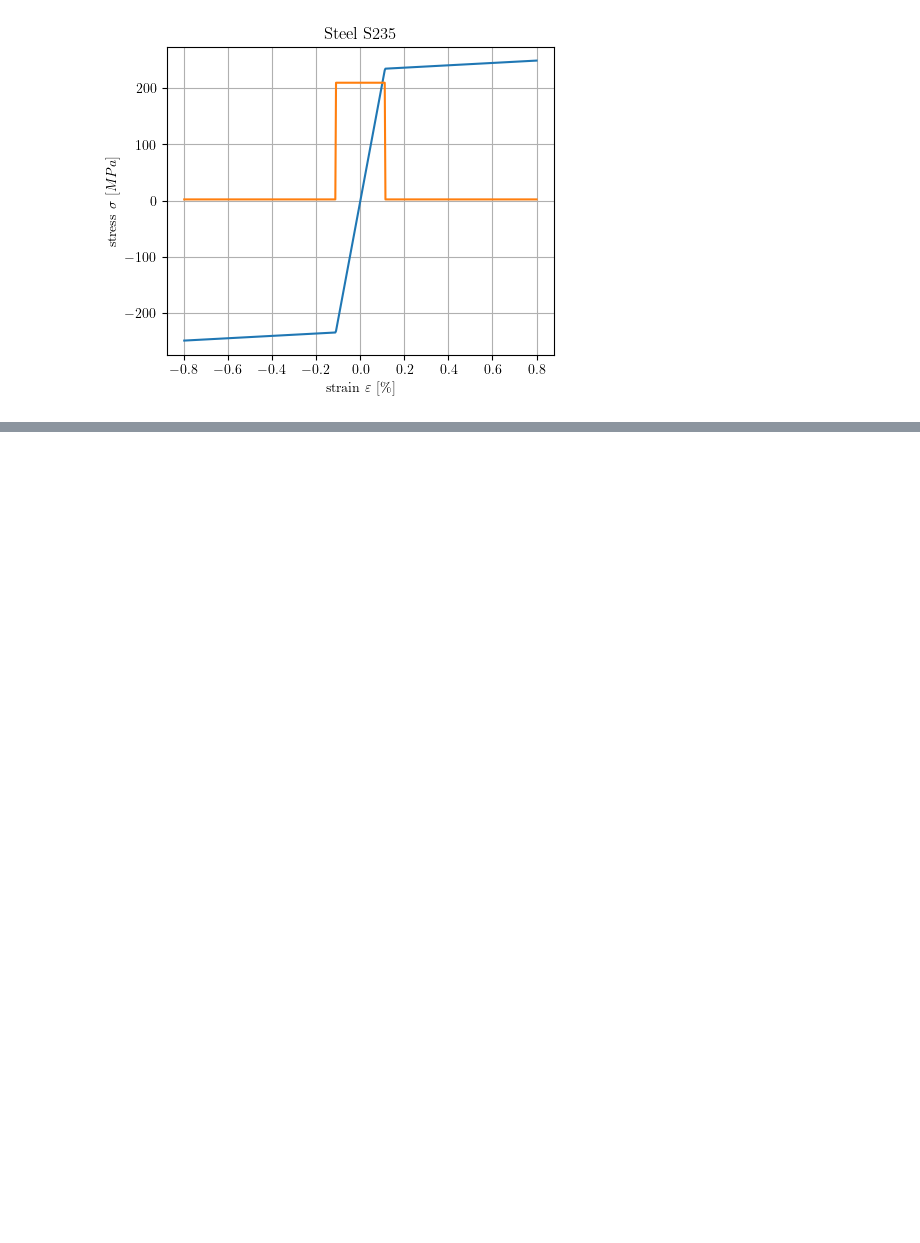
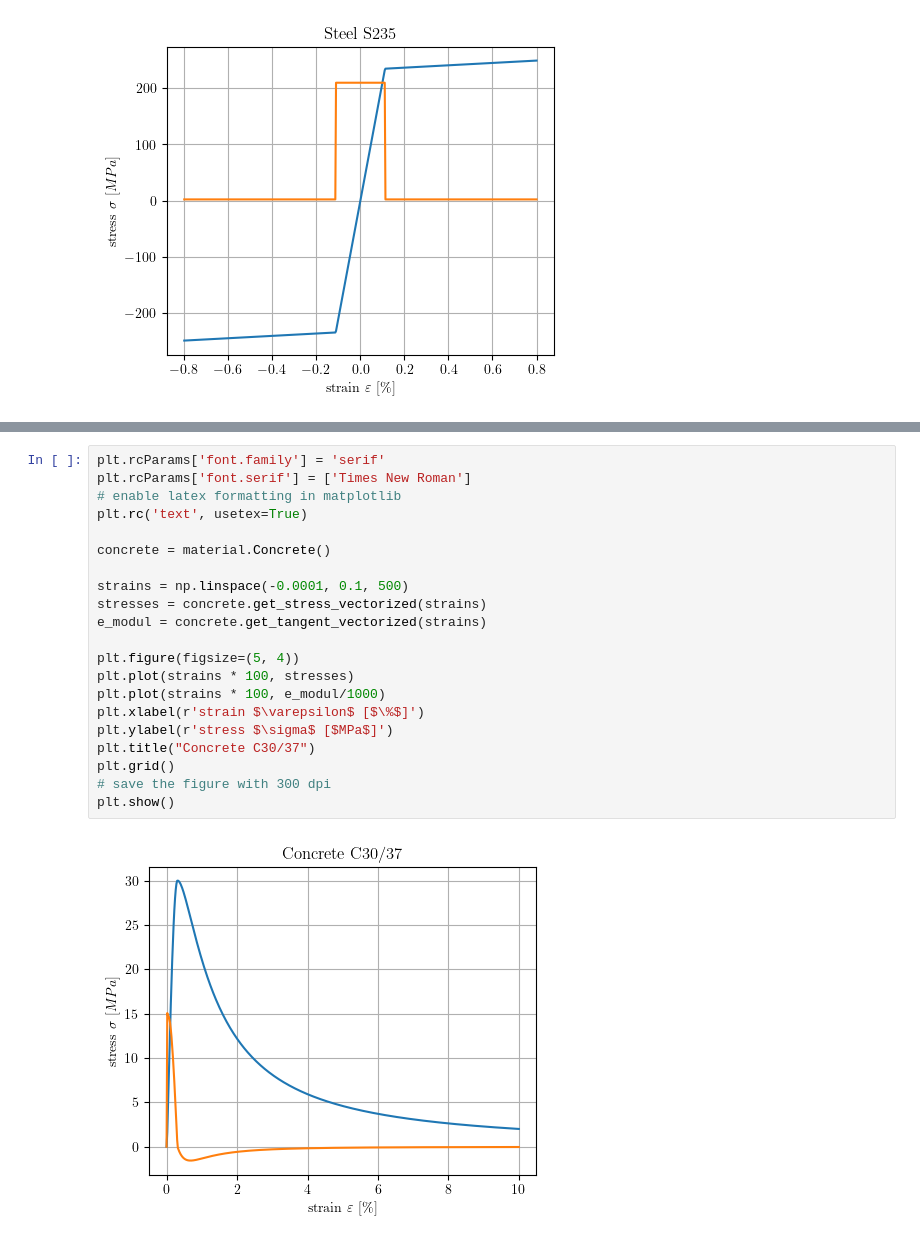
Before and after one commit to fabberne/code, a Jupyter notebook: 03_fiber_element_solver/test.ipynb, the cells around one changed output, grey strips where cells are left out. Cells and saved outputs as stored; diff of their text form; blank space fills up the shorter version.

```diff
--- a/03_fiber_element_solver/test.ipynb
+++ b/03_fiber_element_solver/test.ipynb
@@ -55,0 +56,23 @@ plt.show()
+# %%
+plt.rcParams['font.family'] = 'serif'
+plt.rcParams['font.serif'] = ['Times New Roman']
+# enable latex formatting in matplotlib
+plt.rc('text', usetex=True)
+
+concrete = material.Concrete()
+
+strains = np.linspace(-0.0001, 0.1, 500)
+stresses = concrete.get_stress_vectorized(strains)
+e_modul = concrete.get_tangent_vectorized(strains)
+
+plt.figure(figsize=(5, 4))
+plt.plot(strains * 100, stresses)
+plt.plot(strains * 100, e_modul/1000)
+plt.xlabel(r'strain $\varepsilon$ [$\%$]')
+plt.ylabel(r'stress $\sigma$ [$MPa$]')
+plt.title("Concrete C30/37")
+plt.grid()
+# save the figure with 300 dpi
+plt.show()
+# %% [output]
+[figure, added]
```
Also changed, not shown: parts of 1 cell of this notebook, 12 other files.
